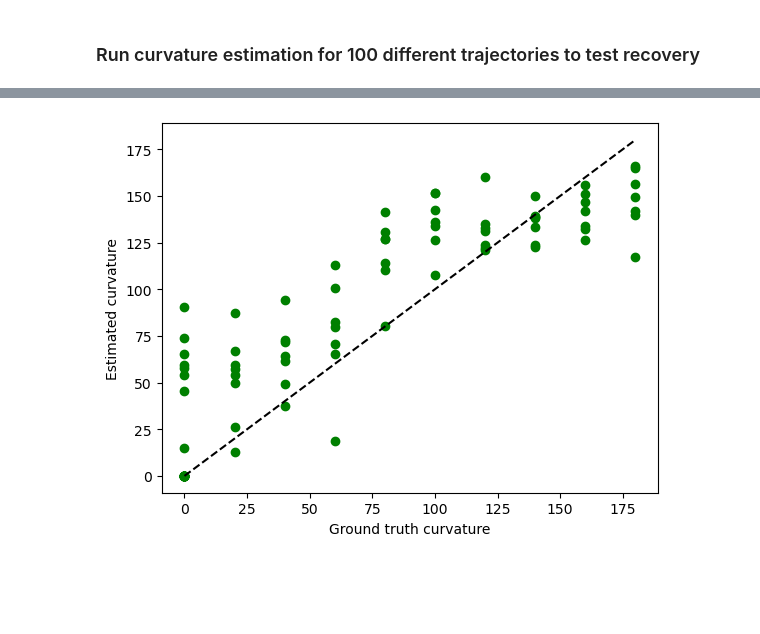
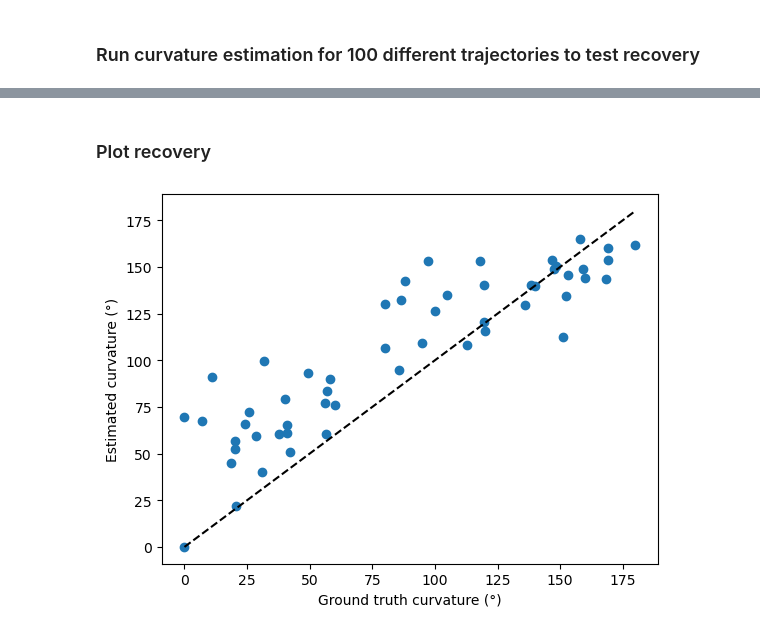
Before and after one commit to nguyen-td/perceptual-straightening, a Jupyter notebook: main_recovery.ipynb, the cells around one changed output, grey strips where cells are left out. Drawn from its saved outputs; the diff is of its cells as text; code cells hidden in the pictures; blank space fills up the shorter version.

```diff
--- a/main_recovery.ipynb
+++ b/main_recovery.ipynb
@@ -16,7 +17,7 @@ data_path = Path('data')
 # c_true = np.zeros(n_traj) # simulated global curvature
 # c_est = np.zeros(n_traj)  # average estimated local curvature
 
-for i in range(n_traj):
+for i in range(50, n_traj):
     # load data
     f_name = f'sim_{str(i+1).zfill(4)}.mat'
     S = spio.loadmat(Path(data_path) / f_name)['S']
@@ -75,8 +63,20 @@ tensor([nan], requires_grad=True)
+# %% [markdown]
+### Plot recovery
+# %%
+dir_path = Path('data') / 'curvatures'
+c_true = np.zeros(len(os.listdir(dir_path)))
+c_est = np.zeros(len(os.listdir(dir_path)))
+
+for i, file in enumerate(os.listdir(dir_path)):
+    with open(Path(dir_path) / file, 'rb') as f:
+        loaded_data = pickle.load(f)
+    c_true[i] = np.mean(loaded_data['c_true_sim'])
+    c_est[i] = np.mean(loaded_data['c_post'].numpy())
 # %%
-plt.plot(c_true, c_est, 'go')
+plt.scatter(c_true, c_est)
 plt.plot([0, 180], [0, 180], 'k--')
-plt.xlabel('Ground truth curvature')
-plt.ylabel('Estimated curvature')
+plt.xlabel('Ground truth curvature (°)')
+plt.ylabel('Estimated curvature (°)')
 plt.show()
 # %% [output]
-[figure, old version]
+[figure, new version]
```
Also changed, not shown: parts of 2 cells of this notebook, 4 other files.
